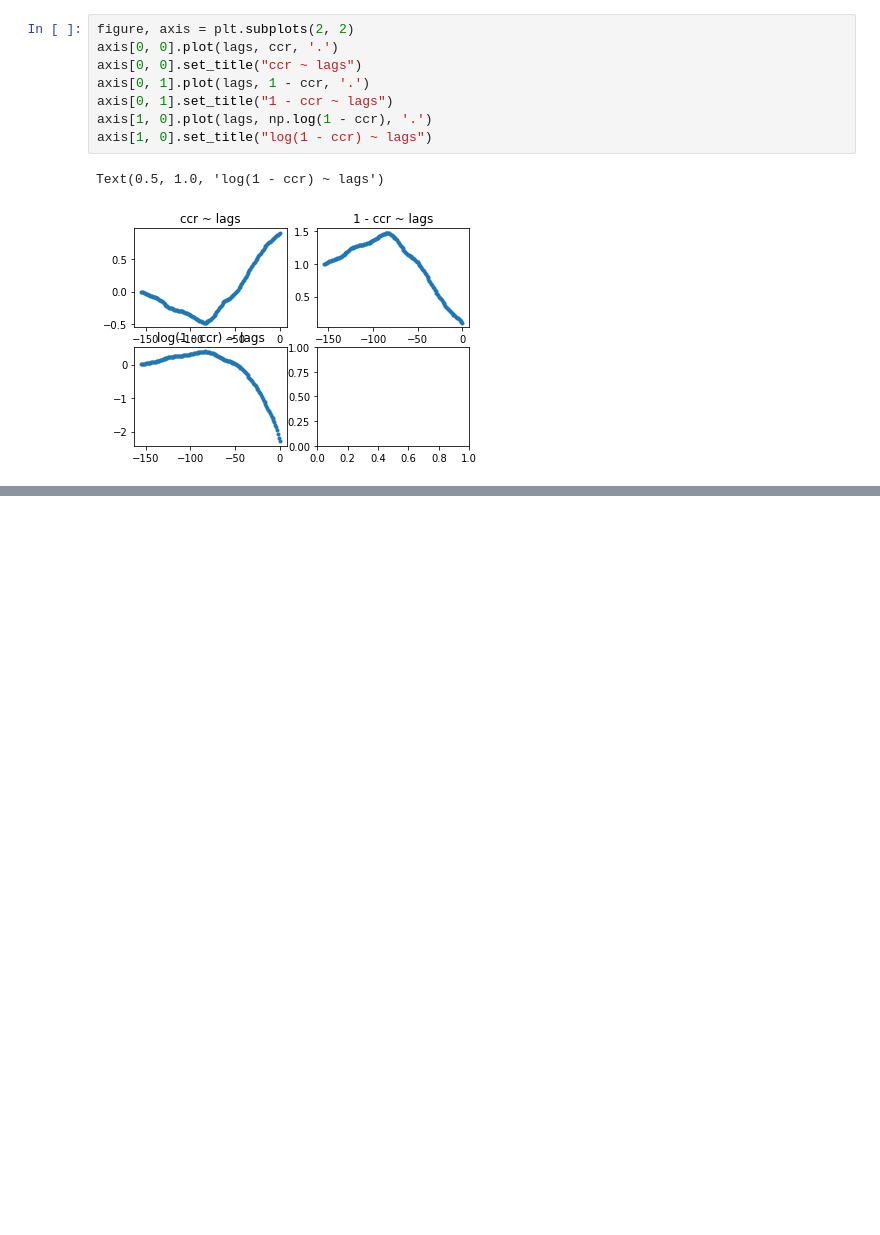
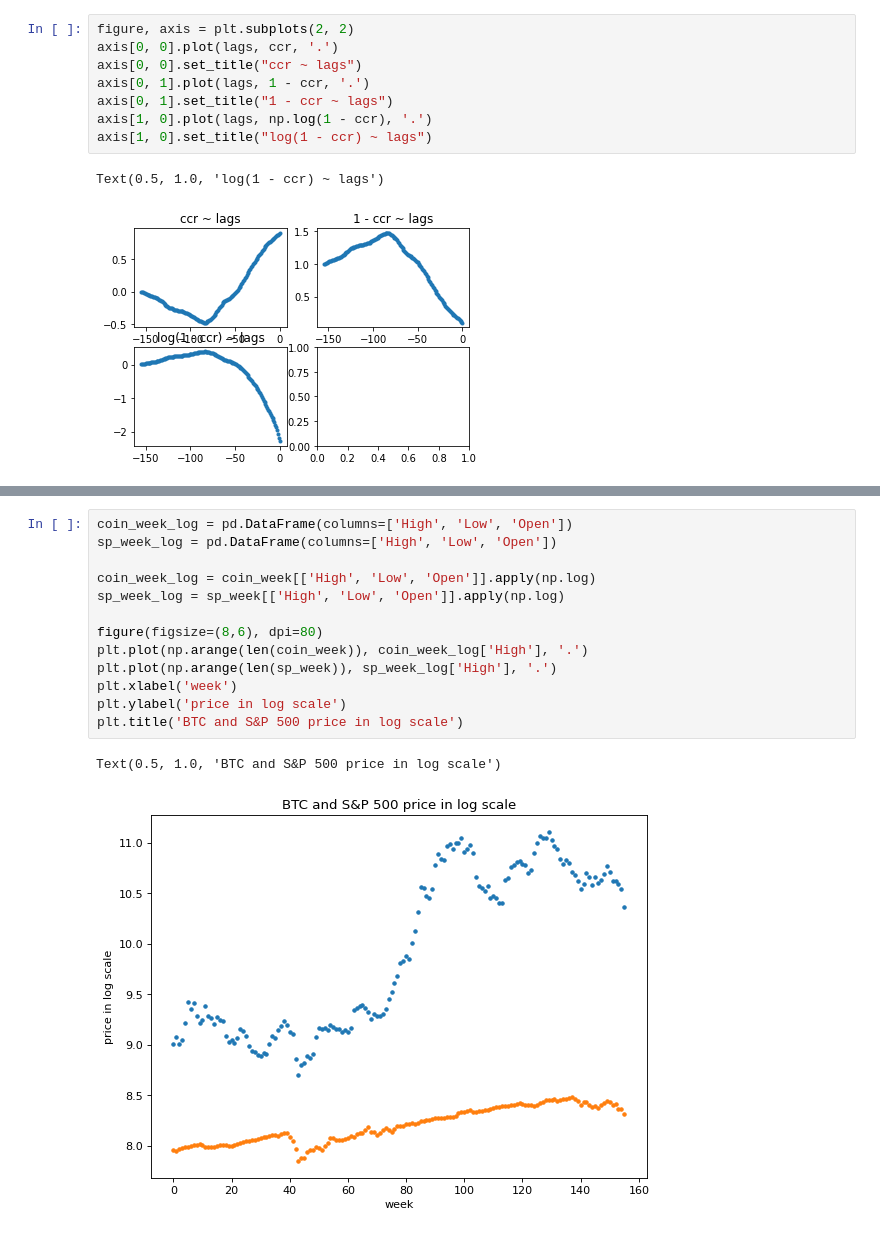
Before and after one commit to batman0911/coin_report, a Jupyter notebook: src/cross_correlation.ipynb, the cells around one changed output, grey strips where cells are left out. Drawn from its saved outputs; the diff is of its cells as text; blank space fills up the shorter version.

```diff
--- a/src/cross_correlation.ipynb
+++ b/src/cross_correlation.ipynb
@@ -72,0 +97,16 @@ Text(0.5, 1.0, 'log(1 - ccr) ~ lags')
+# %%
+coin_week_log = pd.DataFrame(columns=['High', 'Low', 'Open'])
+sp_week_log = pd.DataFrame(columns=['High', 'Low', 'Open'])
+
+coin_week_log = coin_week[['High', 'Low', 'Open']].apply(np.log)
+sp_week_log = sp_week[['High', 'Low', 'Open']].apply(np.log)
+
+figure(figsize=(8,6), dpi=80)
+plt.plot(np.arange(len(coin_week)), coin_week_log['High'], '.')
+plt.plot(np.arange(len(sp_week)), sp_week_log['High'], '.')
+plt.xlabel('week')
+plt.ylabel('price in log scale')
+plt.title('BTC and S&P 500 price in log scale')
+# %% [output]
+Text(0.5, 1.0, 'BTC and S&P 500 price in log scale')
+[figure, added]
```
Also changed, not shown: parts of 4 cells of this notebook, 5 other files.
